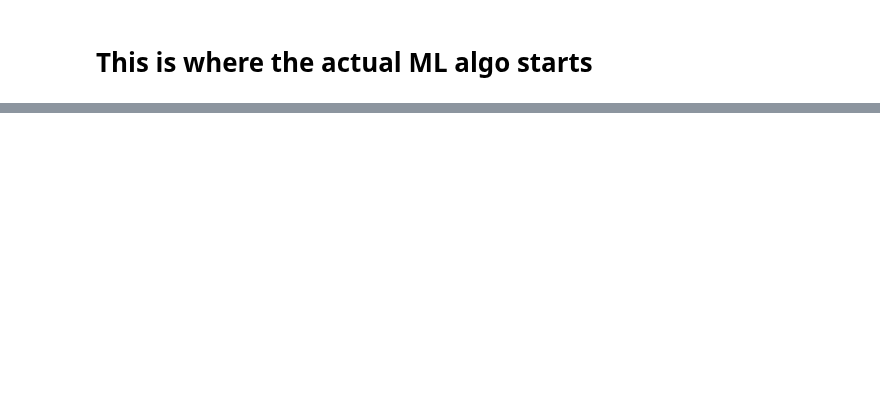
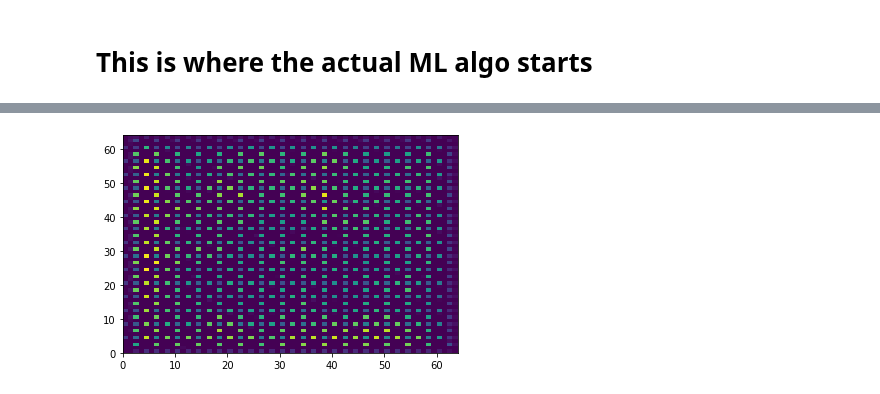
Before and after one commit to aashraychegu/testing_grounds, a Jupyter notebook: ready/gan_test.ipynb, the cells around one changed output, grey strips where cells are left out. Cells and saved outputs as stored; diff of their text form; code cells hidden in the pictures; blank space fills up the shorter version.

```diff
--- a/ready/gan_test.ipynb
+++ b/ready/gan_test.ipynb
@@ -441,0 +475,5 @@ tensor([1.4124])
+# %%
+for i in range(len(images)):
+    plt.pcolormesh(images[i][0].cpu())
+# %% [output]
+[figure, added]
```
Also changed, not shown: parts of 10 cells of this notebook.
